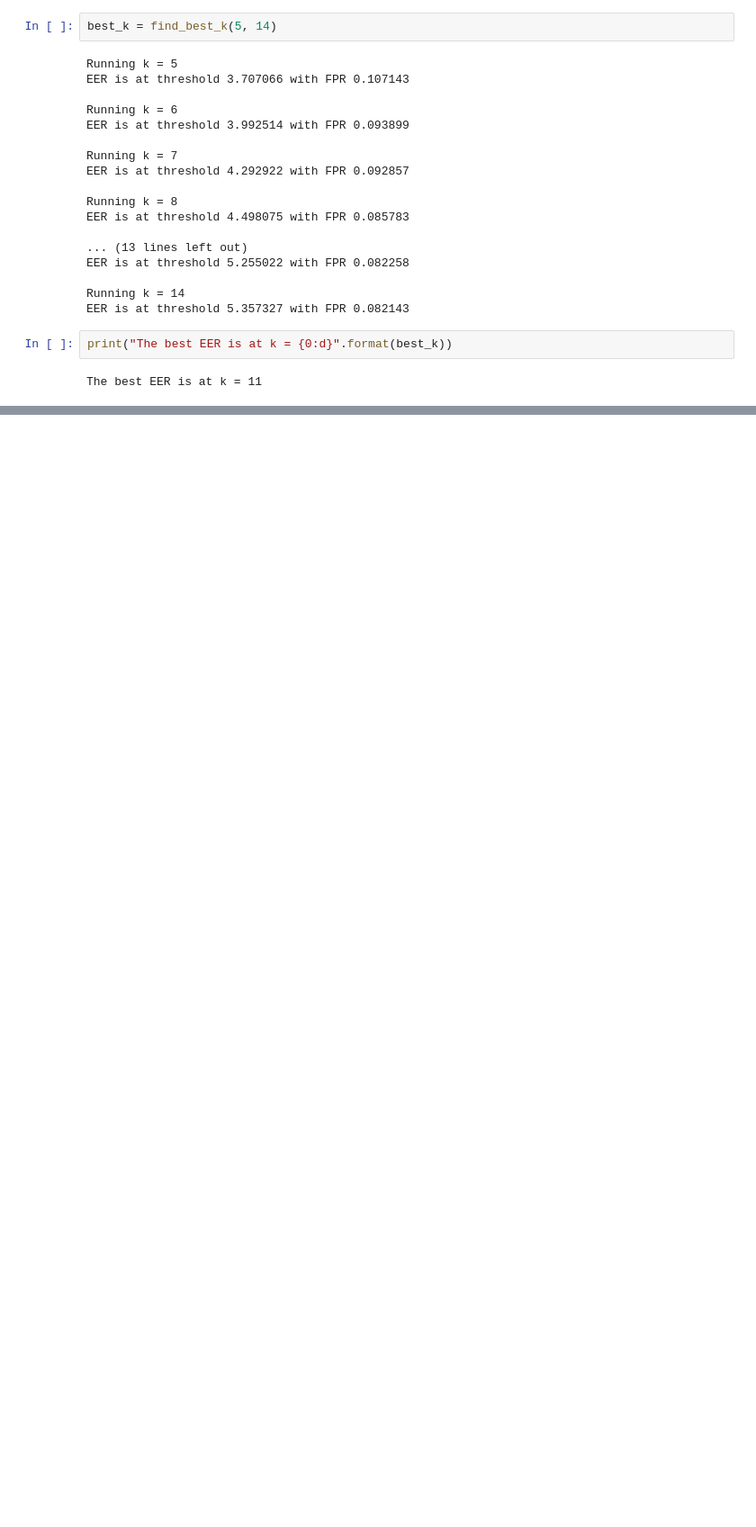
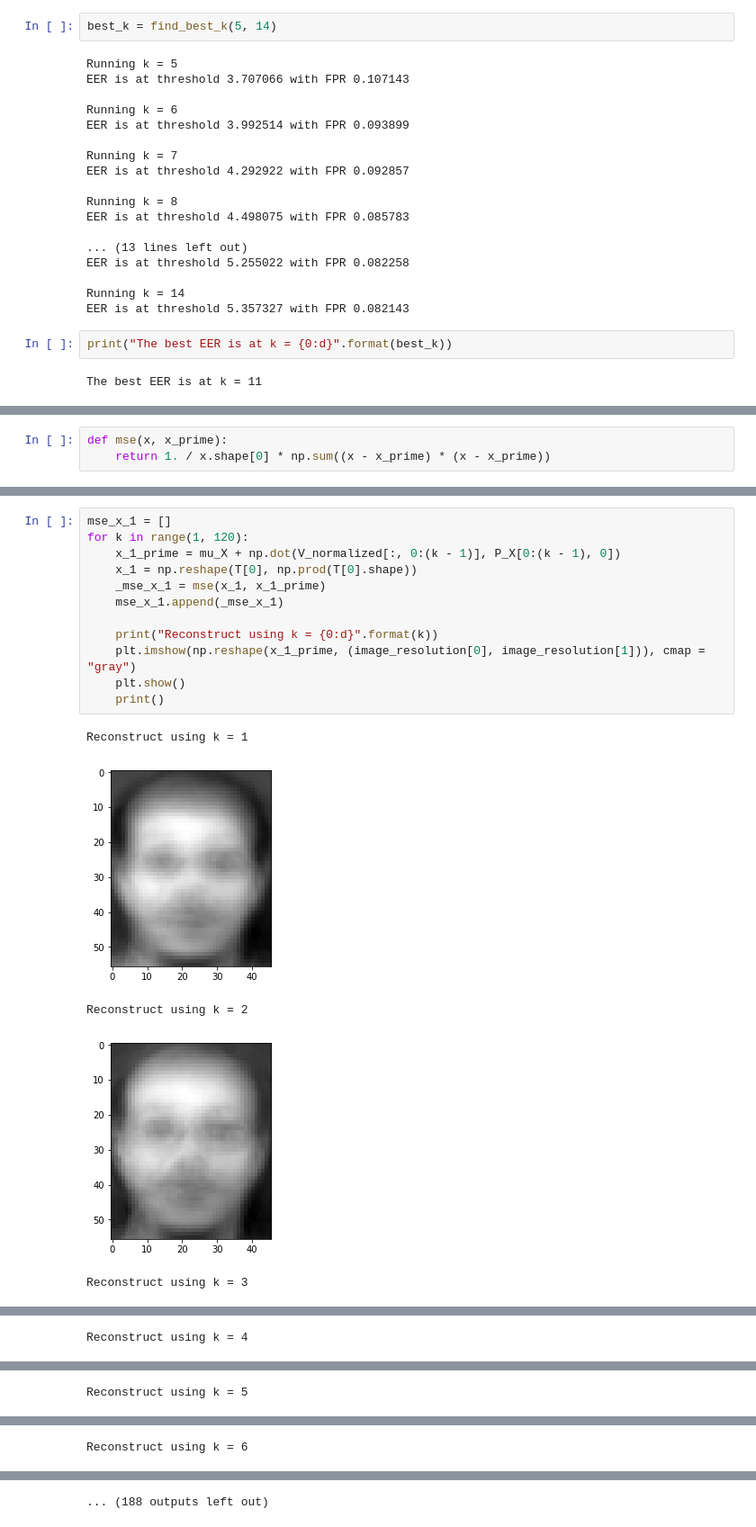
Before and after one commit to pirsquareff/fisherface, a Jupyter notebook: notebook/Face Verification.ipynb, the cells around one changed output, grey strips where cells are left out. Shown at 90% size. Cells and saved outputs as stored; diff of their text form; blank space fills up the shorter version.

```diff
--- a/notebook/Face Verification.ipynb
+++ b/notebook/Face Verification.ipynb
@@ -575,0 +601,3 @@ The best EER is at k = 11
+# %%
+def mse(x, x_prime):
+    return 1. / x.shape[0] * np.sum((x - x_prime) * (x - x_prime))
@@ -575,0 +613,18 @@ The best EER is at k = 11
+# %%
+mse_x_1 = []
+for k in range(1, 120):
+    x_1_prime = mu_X + np.dot(V_normalized[:, 0:(k - 1)], P_X[0:(k - 1), 0])
+    x_1 = np.reshape(T[0], np.prod(T[0].shape))
+    _mse_x_1 = mse(x_1, x_1_prime)
+    mse_x_1.append(_mse_x_1)
+
+    print("Reconstruct using k = {0:d}".format(k))
+    plt.imshow(np.reshape(x_1_prime, (image_resolution[0], image_resolution[1])), cmap = "gray")
+    plt.show()
+    print()
+# %% [output]
+Reconstruct using k = 1
+[figure, added]
+Reconstruct using k = 2
+[figure, added]
+Reconstruct using k = 3
@@ -575,0 +632 @@ The best EER is at k = 11
+Reconstruct using k = 4
@@ -575,0 +634 @@ The best EER is at k = 11
+Reconstruct using k = 5
@@ -575,0 +636 @@ The best EER is at k = 11
+Reconstruct using k = 6
@@ -575,0 +638 @@ The best EER is at k = 11
+... (188 outputs left out)
```
Also changed, not shown: parts of 16 cells of this notebook.
